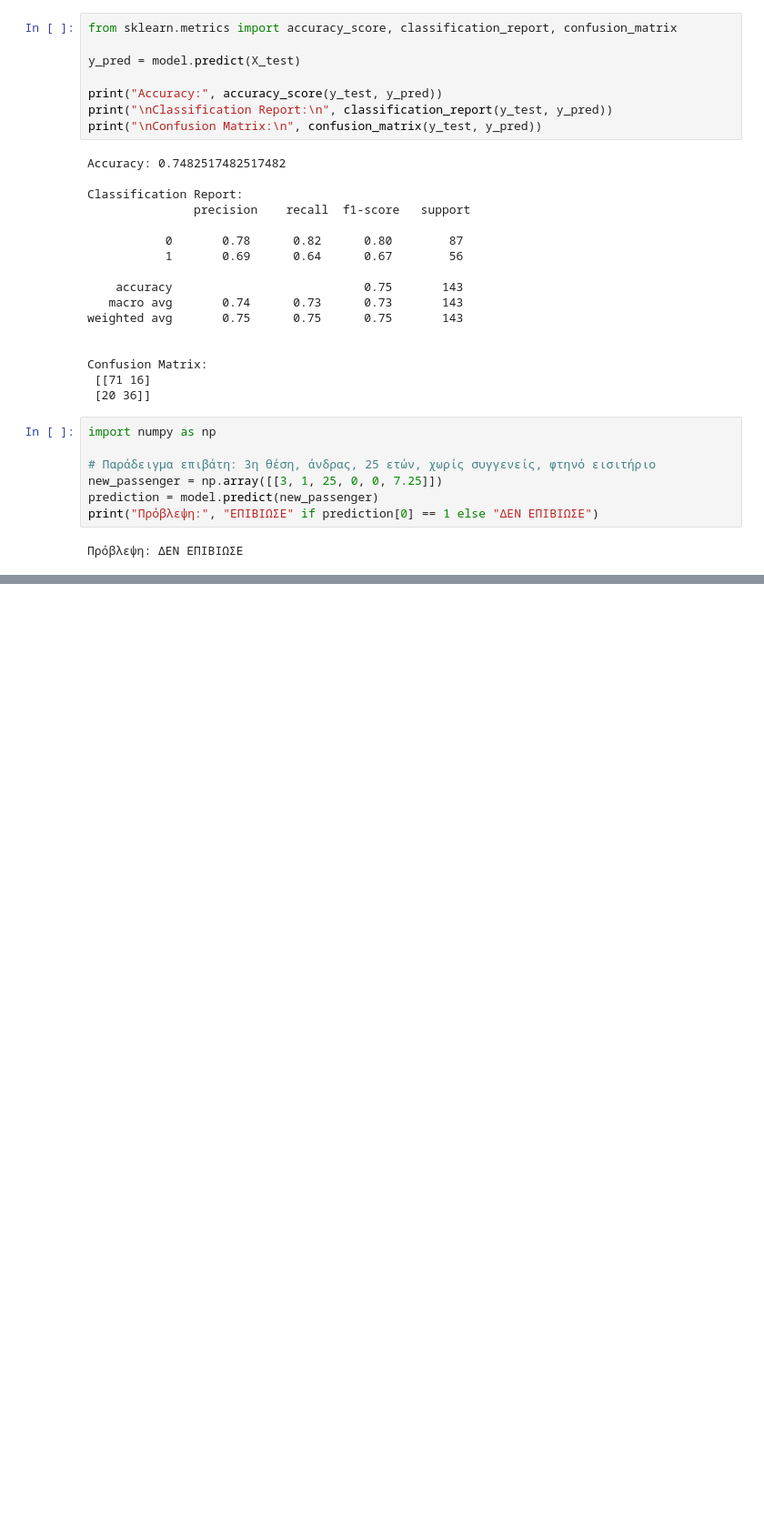
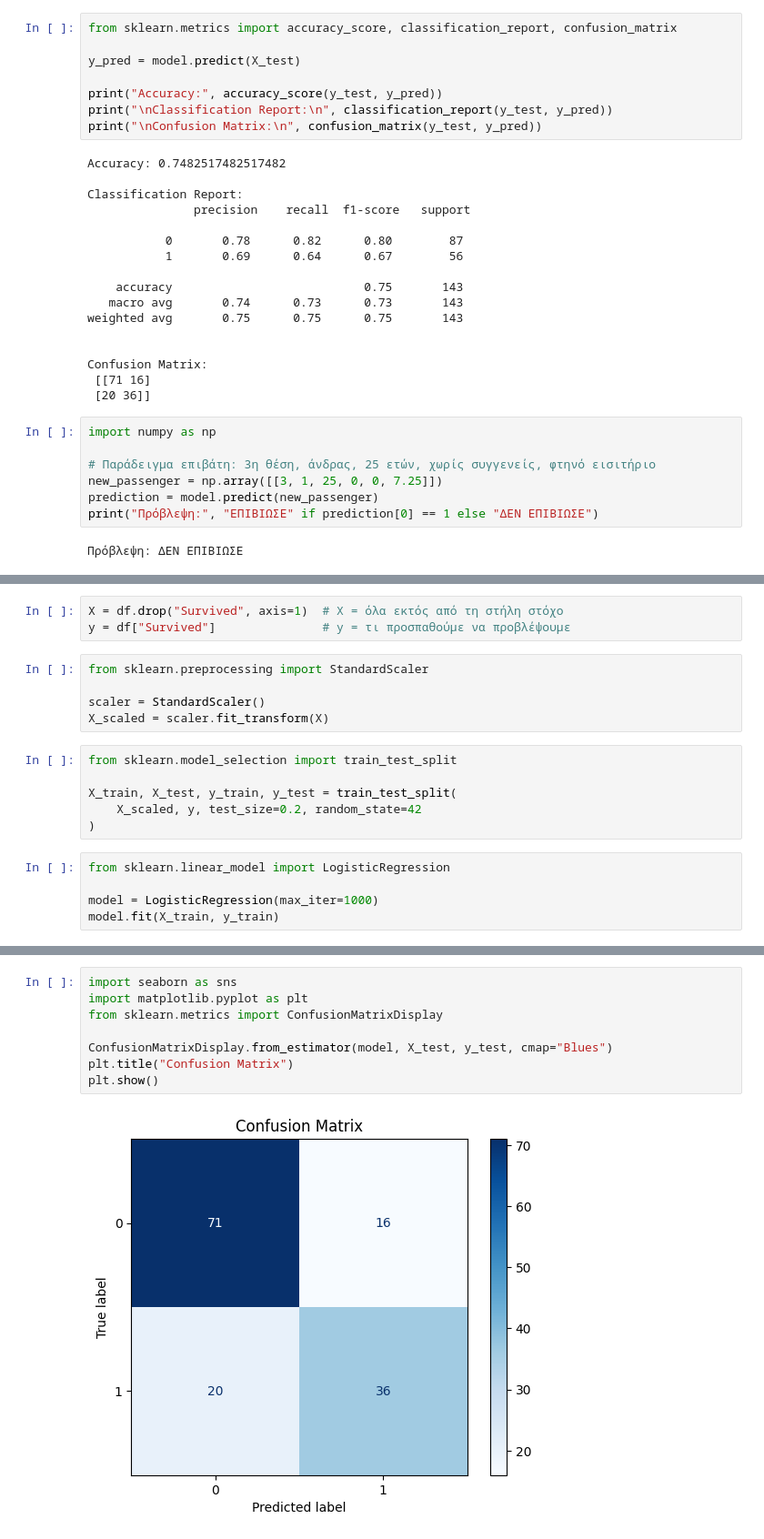
Before and after one commit to StathisKratimenos/Colab, a Jupyter notebook: Welcome_to_Colab.ipynb, the cells around one changed output, grey strips where cells are left out. Shown at 91% size. Drawn from its saved outputs; the diff is of its cells as text; blank space fills up the shorter version.

```diff
--- a/Welcome_to_Colab.ipynb
+++ b/Welcome_to_Colab.ipynb
@@ -285,0 +307,19 @@ print("Πρόβλεψη:", "ΕΠΙΒΙΩΣΕ" if prediction[0] == 1 else "ΔΕΝ
+# %%
+X = df.drop("Survived", axis=1)  # X = όλα εκτός από τη στήλη στόχο
+y = df["Survived"]               # y = τι προσπαθούμε να προβλέψουμε
+# %%
+from sklearn.preprocessing import StandardScaler
+
+scaler = StandardScaler()
+X_scaled = scaler.fit_transform(X)
+# %%
+from sklearn.model_selection import train_test_split
+
+X_train, X_test, y_train, y_test = train_test_split(
+    X_scaled, y, test_size=0.2, random_state=42
+)
+# %%
+from sklearn.linear_model import LogisticRegression
+
+model = LogisticRegression(max_iter=1000)
+model.fit(X_train, y_train)
@@ -285,0 +347,10 @@ print("Πρόβλεψη:", "ΕΠΙΒΙΩΣΕ" if prediction[0] == 1 else "ΔΕΝ
+# %%
+import seaborn as sns
+import matplotlib.pyplot as plt
+from sklearn.metrics import ConfusionMatrixDisplay
+
+ConfusionMatrixDisplay.from_estimator(model, X_test, y_test, cmap="Blues")
+plt.title("Confusion Matrix")
+plt.show()
+# %% [output]
+[figure, added]
```
Also changed, not shown: parts of 5 cells of this notebook.
